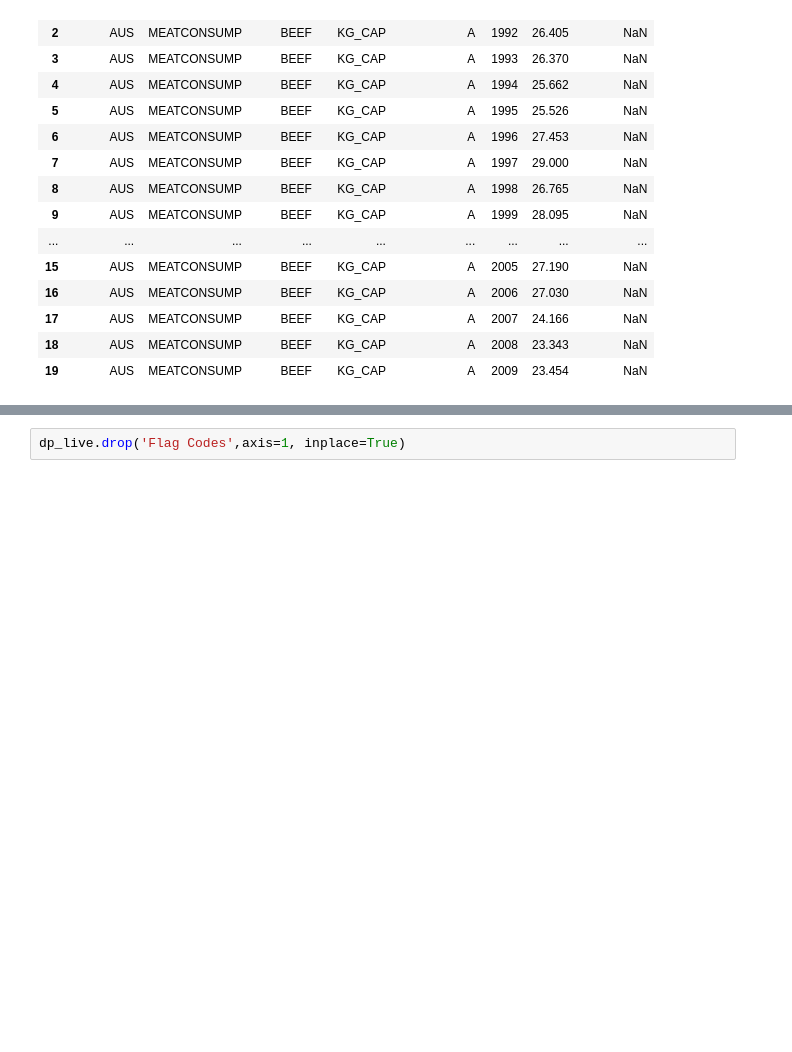
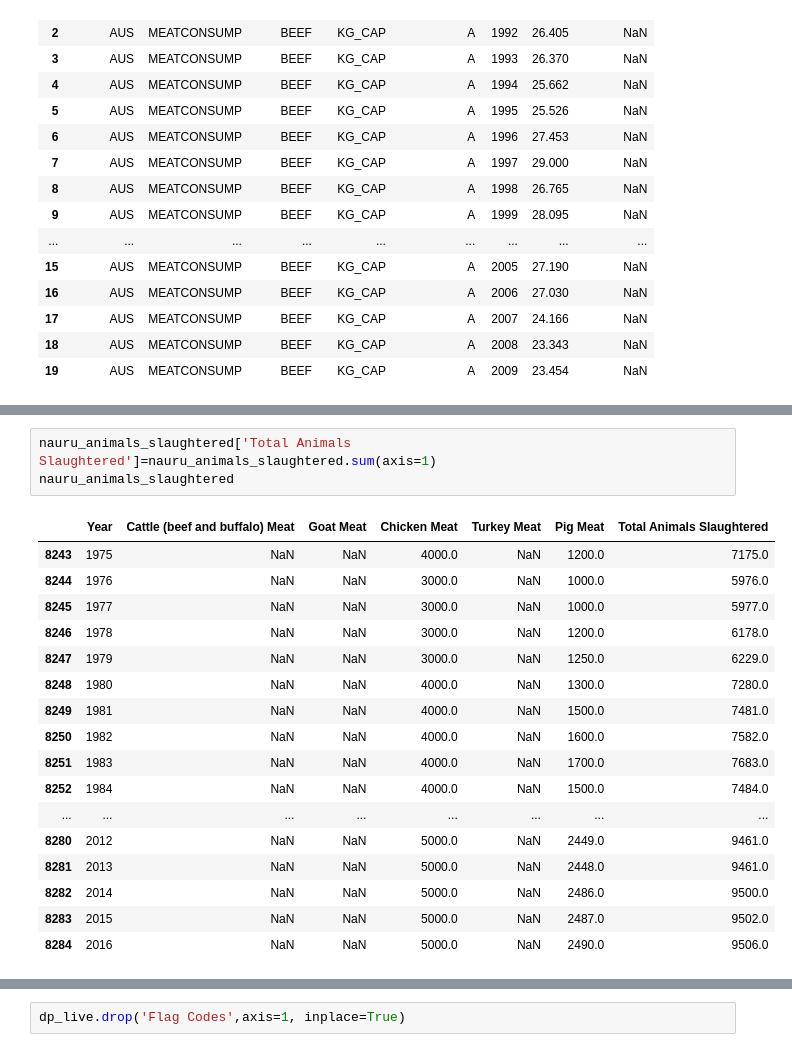
Before and after one commit to sgoolsby88/da7_capstone, a Jupyter notebook: notebooks/EDA _meat_production.ipynb, the cells around one changed output, grey strips where cells are left out. Saved outputs shown, nothing was run; the diff lists cells and outputs as text; blank space fills up the shorter version.

```diff
--- a/notebooks/EDA _meat_production.ipynb
+++ b/notebooks/EDA _meat_production.ipynb
@@ -460,0 +590,21 @@ dp_live.head(20)
+# %%
+nauru_animals_slaughtered['Total Animals Slaughtered']=nauru_animals_slaughtered.sum(axis=1)
+nauru_animals_slaughtered
+# %% [output]
+|  | Year | Cattle (beef and buffalo) Meat | Goat Meat | Chicken Meat | Turkey Meat | Pig Meat | Total Animals Slaughtered |
+| 8243 | 1975 | NaN | NaN | 4000.0 | NaN | 1200.0 | 7175.0 |
+| 8244 | 1976 | NaN | NaN | 3000.0 | NaN | 1000.0 | 5976.0 |
+| 8245 | 1977 | NaN | NaN | 3000.0 | NaN | 1000.0 | 5977.0 |
+| 8246 | 1978 | NaN | NaN | 3000.0 | NaN | 1200.0 | 6178.0 |
+| 8247 | 1979 | NaN | NaN | 3000.0 | NaN | 1250.0 | 6229.0 |
+| 8248 | 1980 | NaN | NaN | 4000.0 | NaN | 1300.0 | 7280.0 |
+| 8249 | 1981 | NaN | NaN | 4000.0 | NaN | 1500.0 | 7481.0 |
+| 8250 | 1982 | NaN | NaN | 4000.0 | NaN | 1600.0 | 7582.0 |
+| 8251 | 1983 | NaN | NaN | 4000.0 | NaN | 1700.0 | 7683.0 |
+| 8252 | 1984 | NaN | NaN | 4000.0 | NaN | 1500.0 | 7484.0 |
+| ... | ... | ... | ... | ... | ... | ... | ... |
+| 8280 | 2012 | NaN | NaN | 5000.0 | NaN | 2449.0 | 9461.0 |
+| 8281 | 2013 | NaN | NaN | 5000.0 | NaN | 2448.0 | 9461.0 |
+| 8282 | 2014 | NaN | NaN | 5000.0 | NaN | 2486.0 | 9500.0 |
+| 8283 | 2015 | NaN | NaN | 5000.0 | NaN | 2487.0 | 9502.0 |
+| 8284 | 2016 | NaN | NaN | 5000.0 | NaN | 2490.0 | 9506.0 |
```
Also changed, not shown: parts of 24 cells of this notebook, 12 other files.
